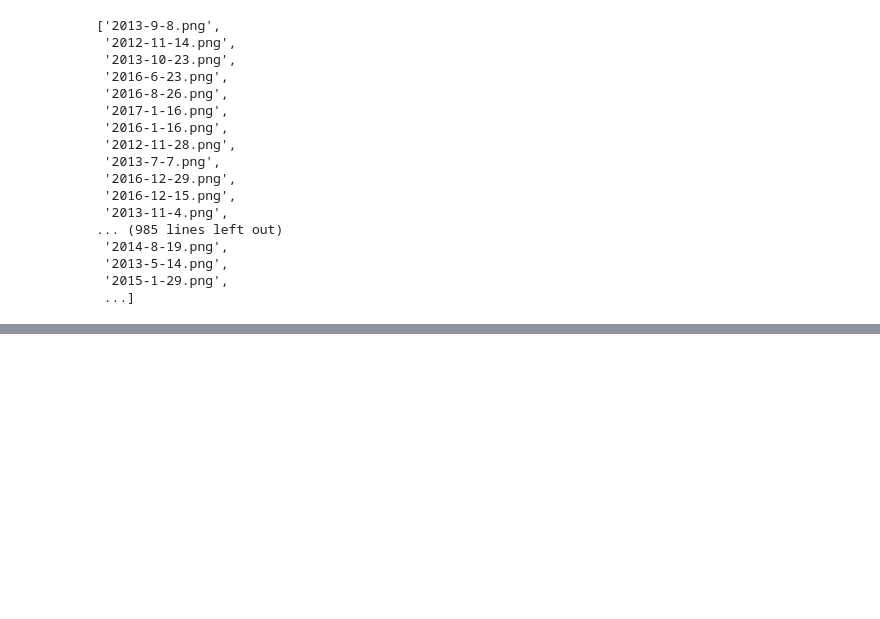
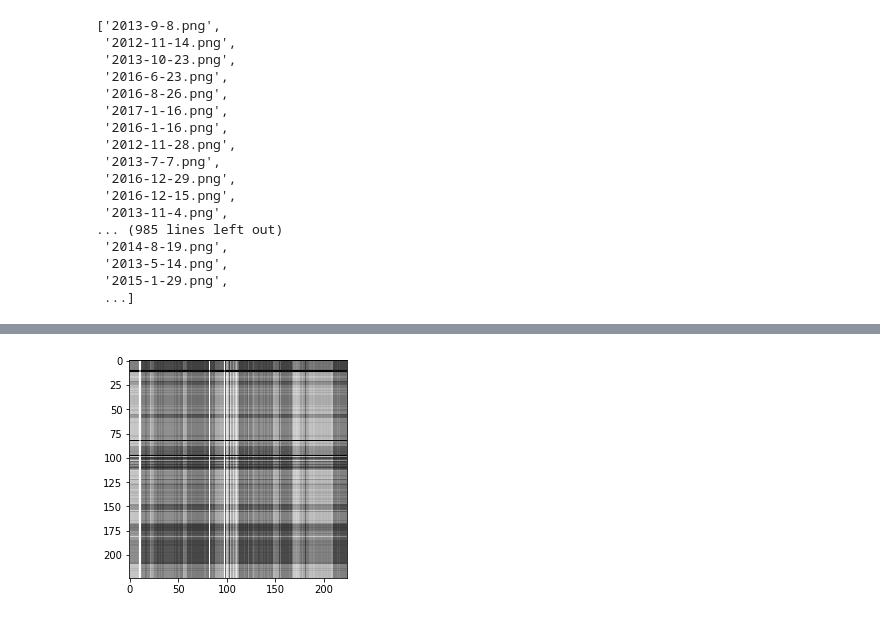
Before and after one commit to Gracepicharporn/Data-Science-project, a Jupyter notebook: process-image/process-image.ipynb, the cells around one changed output, grey strips where cells are left out. Cells and saved outputs as stored; diff of their text form; code cells hidden in the pictures; blank space fills up the shorter version.

```diff
--- a/process-image/process-image.ipynb
+++ b/process-image/process-image.ipynb
@@ -105,0 +120,7 @@ for image_file in files_kettle:
+# %%
+imgmat = np.array(list(imggray.getdata(band=0)), float)
+imgmat.shape = (imggray .size[1], imggray.size[0])
+imgmat = np.matrix(imgmat)
+plt.imshow(imgmat, cmap='gray');
+# %% [output]
+[figure, added]
```
Also changed, not shown: parts of 16 cells of this notebook, 1 other file.
